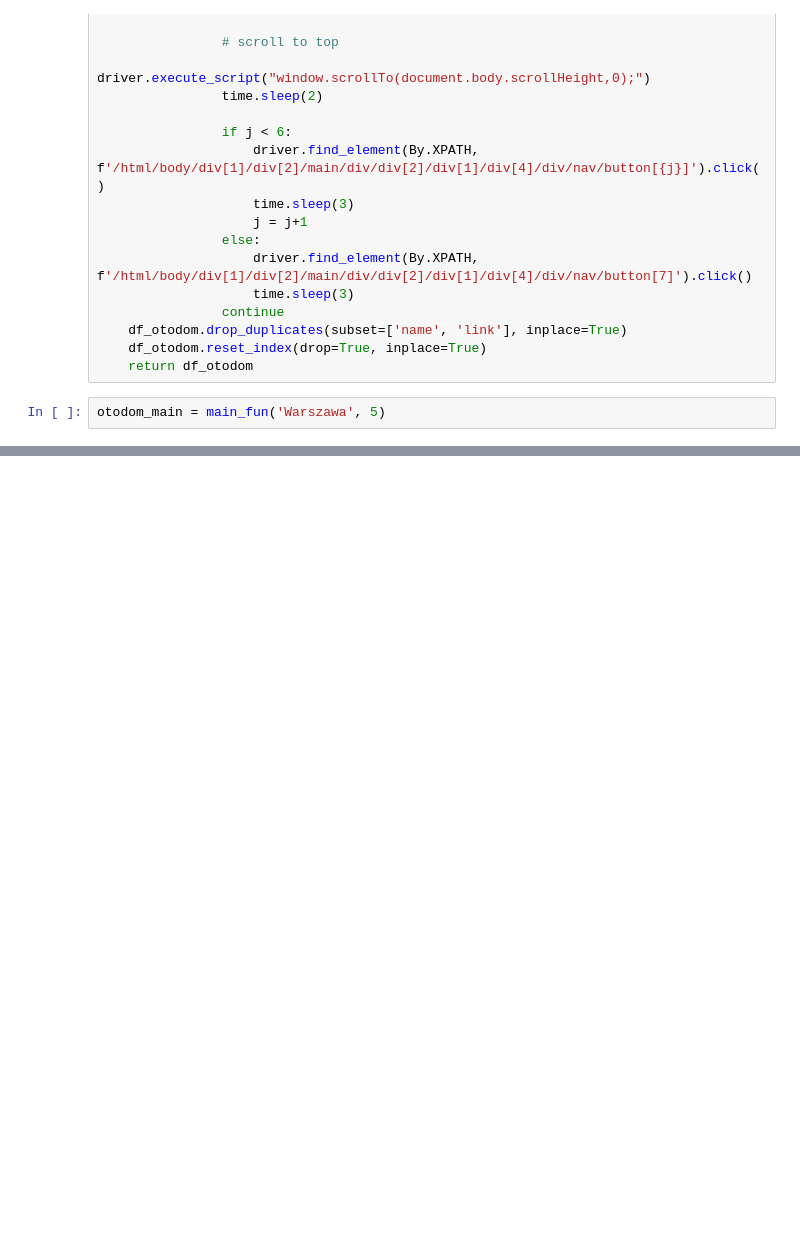
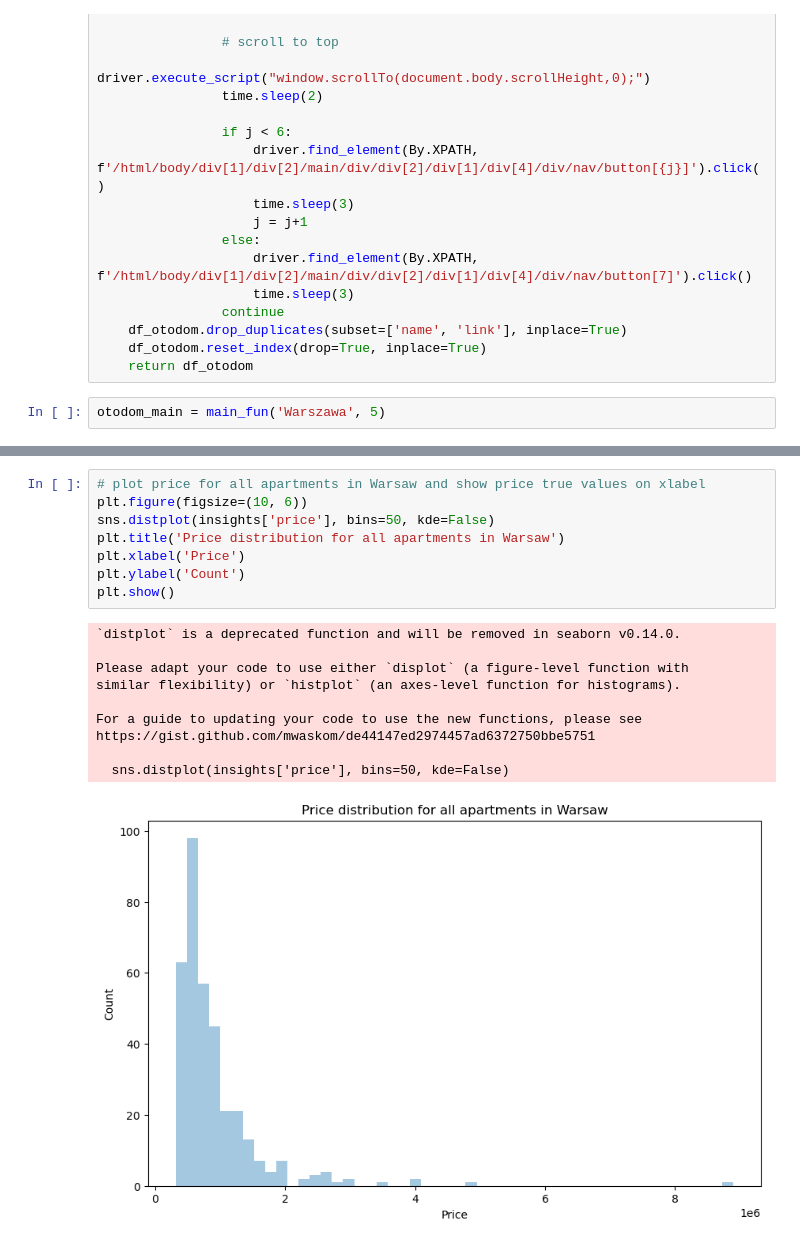
Before and after one commit to Mik3KL0/Webscraping-python-project, a Jupyter notebook: scraper.ipynb, the cells around one changed output, grey strips where cells are left out. Cells and saved outputs as stored; diff of their text form; blank space fills up the shorter version.

```diff
--- a/scraper.ipynb
+++ b/scraper.ipynb
@@ -431,0 +388,19 @@ fun(df)
+# %%
+# plot price for all apartments in Warsaw and show price true values on xlabel
+plt.figure(figsize=(10, 6))
+sns.distplot(insights['price'], bins=50, kde=False)
+plt.title('Price distribution for all apartments in Warsaw')
+plt.xlabel('Price')
+plt.ylabel('Count')
+plt.show()
+# %% [output]
+`distplot` is a deprecated function and will be removed in seaborn v0.14.0.
+
+Please adapt your code to use either `displot` (a figure-level function with
+similar flexibility) or `histplot` (an axes-level function for histograms).
+
+For a guide to updating your code to use the new functions, please see
+https://gist.github.com/mwaskom/de44147ed2974457ad6372750bbe5751
+
+  sns.distplot(insights['price'], bins=50, kde=False)
+[figure, added]
```
Also changed, not shown: parts of 14 cells of this notebook.
